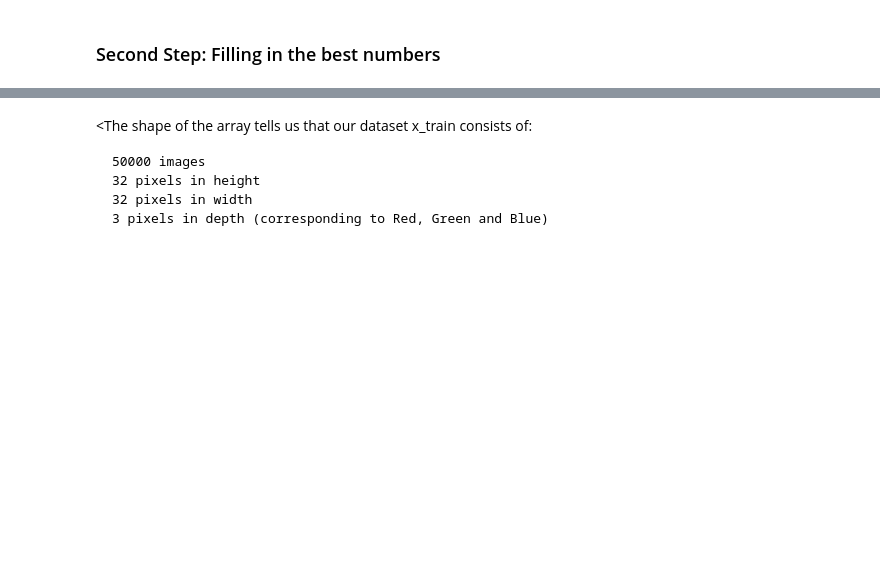
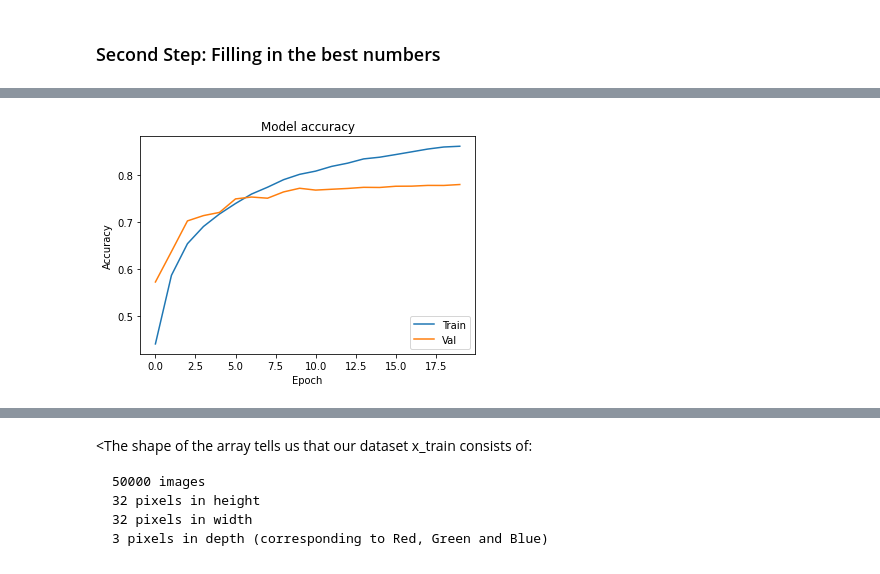
Before and after one commit to davegagliano/advancedPythonClass, a Jupyter notebook: hw11_DeepLearning_DaveGagliano.ipynb, the cells around one changed output, grey strips where cells are left out. Saved outputs shown, nothing was run; the diff lists cells and outputs as text; code cells hidden in the pictures; blank space fills up the shorter version.

```diff
--- a/hw11_DeepLearning_DaveGagliano.ipynb
+++ b/hw11_DeepLearning_DaveGagliano.ipynb
@@ -624,12 +626,14 @@ plt.show()
 # %%
 # visualize the accuracy
-plt.plot(hist.history['acc'])
-plt.plot(hist.history['val_acc'])
+plt.plot(hist.history['accuracy'])
+plt.plot(hist.history['val_accuracy'])
 plt.title('Model accuracy')
 plt.ylabel('Accuracy')
 plt.xlabel('Epoch')
 plt.legend(['Train', 'Val'], loc='lower right')
 plt.show()
+# %% [output]
+[figure, added]
 # %%
 # evaluate the accuracy
 model.evaluate(x_test, y_test_one_hot)[1]
```
Also changed, not shown: parts of 3 cells of this notebook.
